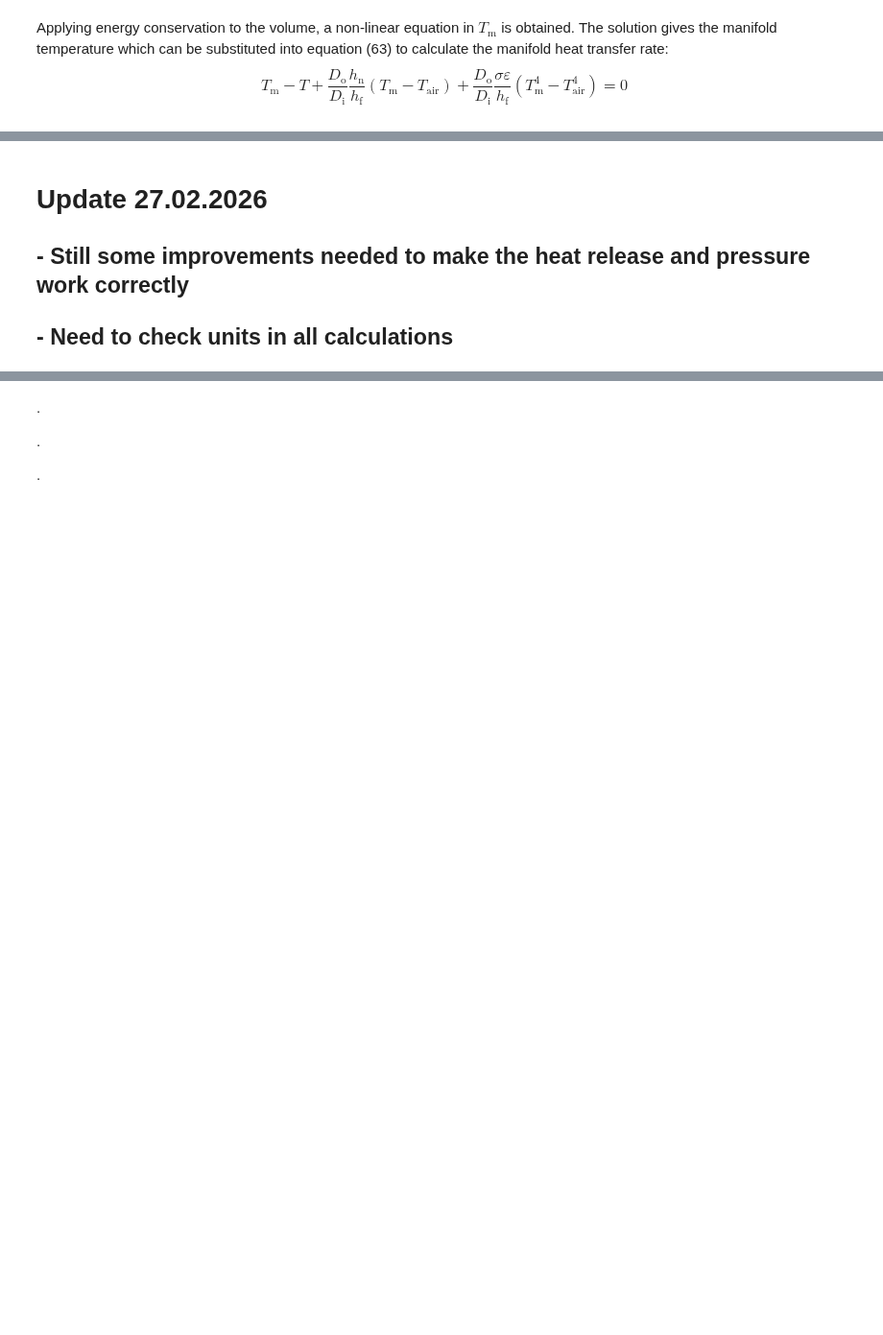
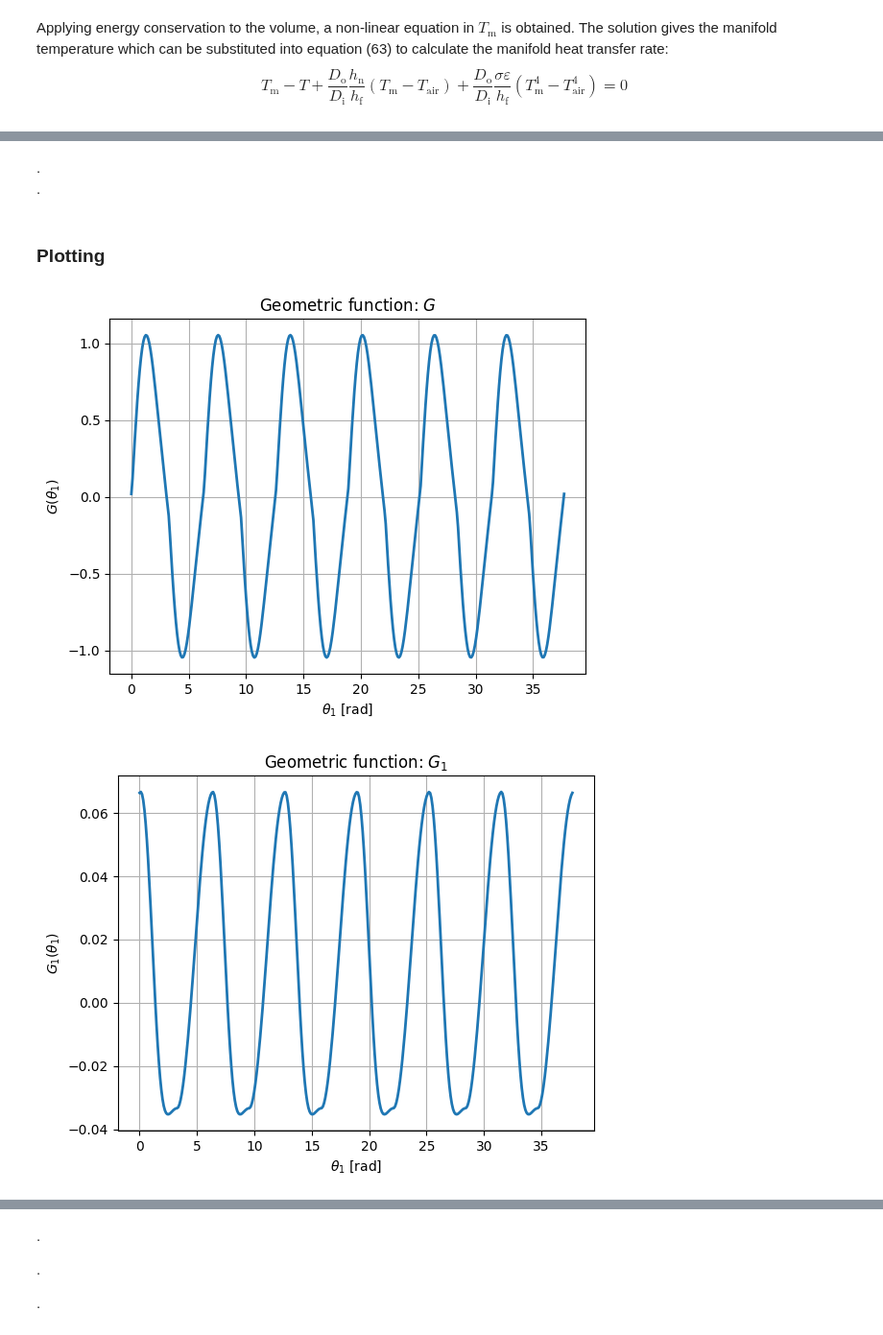
Before and after one commit to Affi26/JupyterNotebook, a Jupyter notebook: combustion-modelling/zweiri-single-cylinder-diesel-engine-model.ipynb, the cells around one changed output, grey strips where cells are left out. Shown at 96% size. Drawn from its saved outputs; the diff is of its cells as text; code cells hidden in the pictures; blank space fills up the shorter version.

```diff
--- a/combustion-modelling/zweiri-single-cylinder-diesel-engine-model.ipynb
+++ b/combustion-modelling/zweiri-single-cylinder-diesel-engine-model.ipynb
@@ -1600,4 +1994,32 @@ plt.show()
-# %% [markdown]
-# Update 27.02.2026
-## - Still some improvements needed to make the heat release and pressure work correctly
-## - Need to check units in all calculations
+# %% [markdown]
+. \
+.
+# %% [markdown]
+### Plotting
+# %%
+
+# ----------------------------
+# Geometry functions
+# ----------------------------
+
+geom_terms = {
+    "$G$":  G_array,
+    "$G_1$": G1_array,
+    "$G_2$": G2_array,
+    "$G_3$": G3_array,
+    "$G_4$": G4_array,
+    "$G_5$": G5_array
+}
+
+for name, array in geom_terms.items():
+    plt.figure()
+    plt.plot(theta1_array, array, linewidth=2)
+    plt.title(f'Geometric function: {name}')
+    plt.xlabel(r'$\theta_1$ [rad]')
+    plt.ylabel(rf'{name}$(\theta_1)$')
+    plt.grid(True)
+
+plt.show()
+# %% [output]
+[figure, added]
+[figure, added]
```
Also changed, not shown: parts of 27 cells of this notebook.
